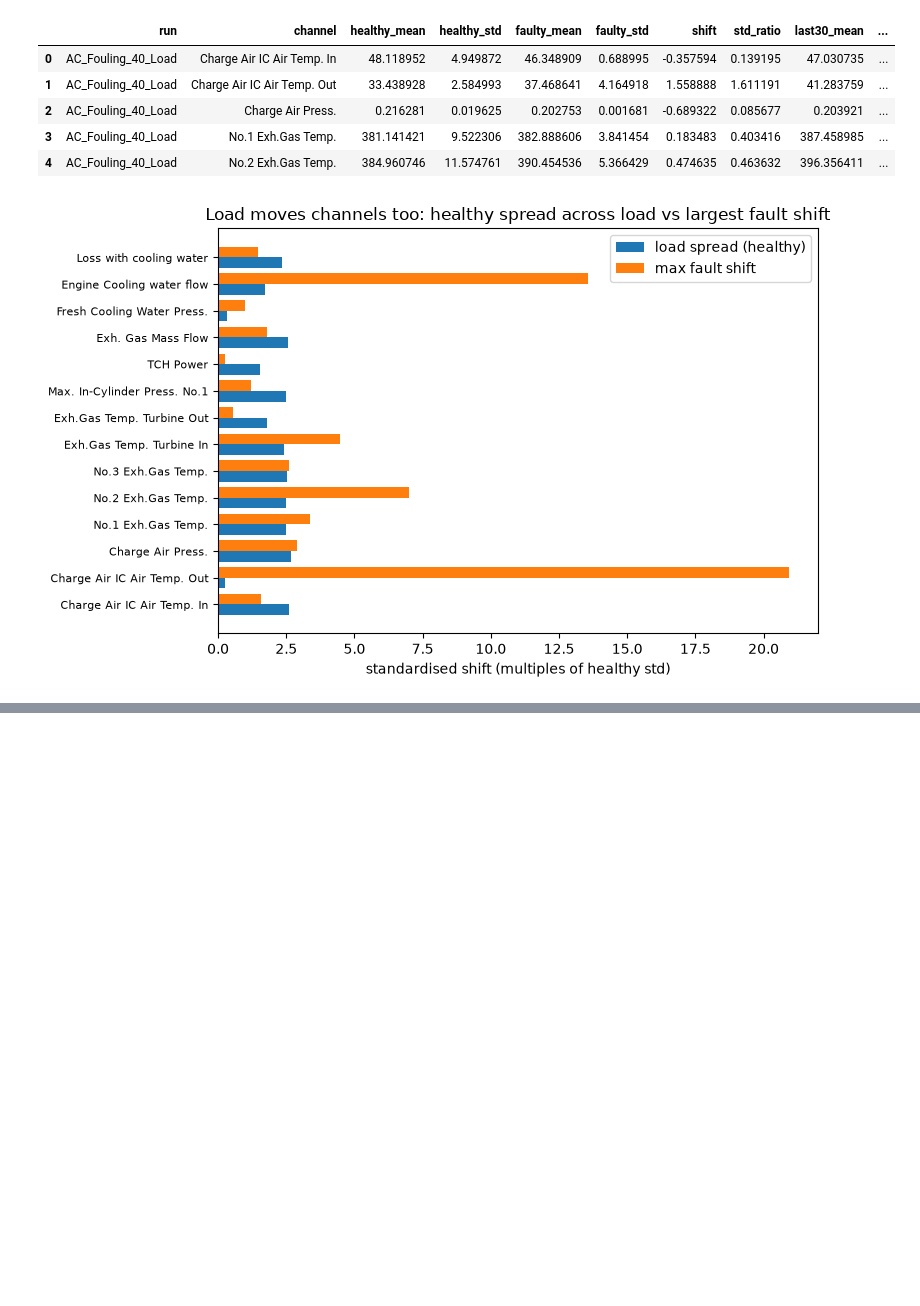
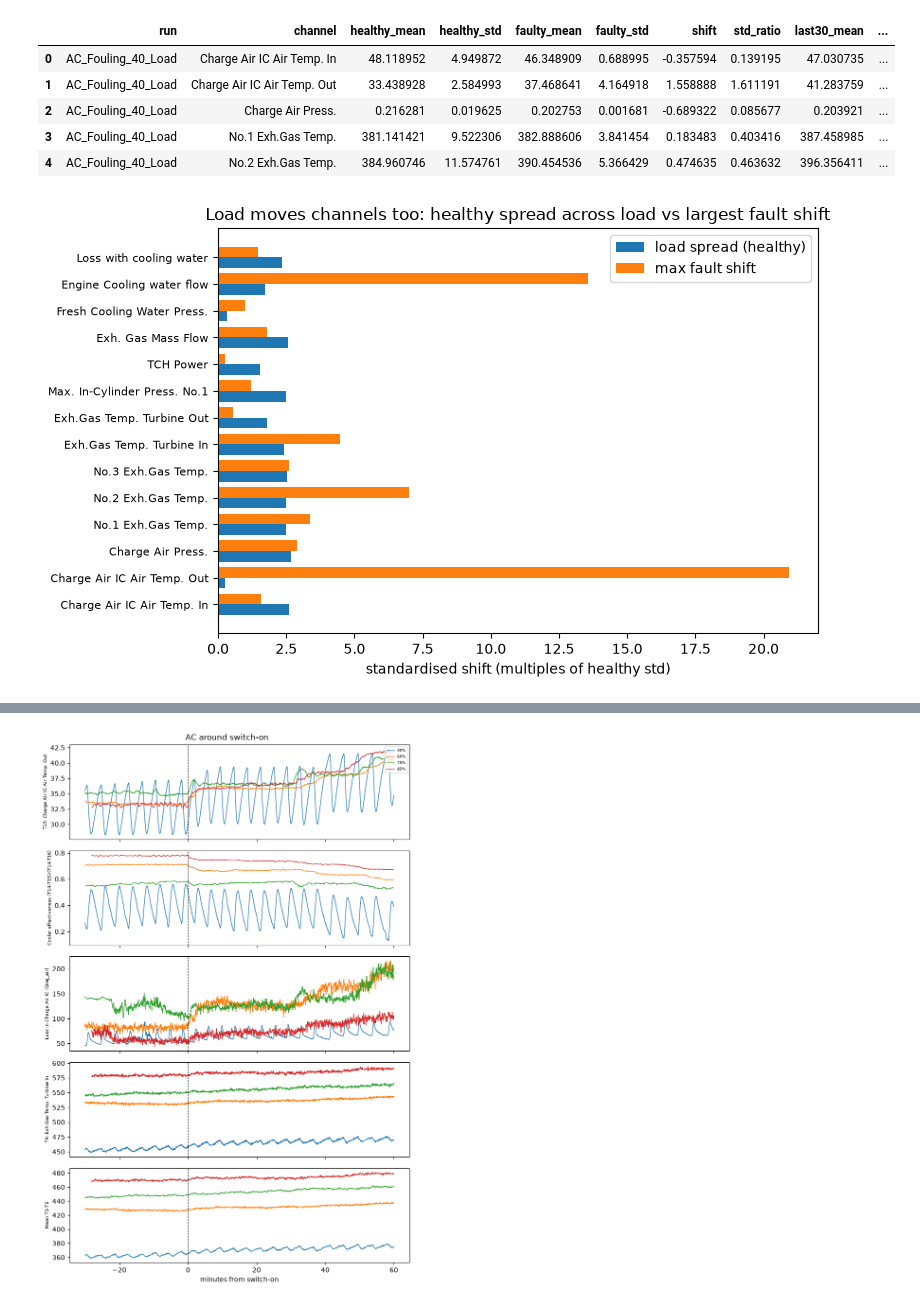
Before and after one commit to MrNahadi/KeyFrame, a Jupyter notebook: notebooks/01_eda.ipynb, the cells around one changed output, grey strips where cells are left out. Drawn from its saved outputs; the diff is of its cells as text; code cells hidden in the pictures; blank space fills up the shorter version.

```diff
--- a/notebooks/01_eda.ipynb
+++ b/notebooks/01_eda.ipynb
@@ -149,0 +158,90 @@ plt.show()
+# %%
+LOAD_COLORS = {40: "tab:blue", 60: "tab:orange", 75: "tab:green", 85: "tab:red"}
+
+
+def _mean_t1_t3(df):
+    return df[["No.1 Exh.Gas Temp.", "No.2 Exh.Gas Temp.", "No.3 Exh.Gas Temp."]].mean(axis=1)
+
+
+def _mean_pmax(df):
+    cylinders = df[
+        [
+            "Max. In-Cylinder Press. No.1",
+            "Max. In-Cylinder Press. No.2",
+            "Max. In-Cylinder Press. No.3",
+        ]
+    ]
+    return cylinders.mean(axis=1)
+
+
+def _rolling_std_pl_water1(df):
+    return eda.rolling_std(df["Fresh Cooling Water Press."], df["t"], window_s=300)
+
+
+def _rolling_std_qw_eng(df):
+    return eda.rolling_std(df["Engine Cooling water flow"], df["t"], window_s=300)
+
+
+SWITCH_ON_PANELS = {
+    "AC": [
+        ("T15: Charge Air IC Air Temp. Out", "Charge Air IC Air Temp. Out"),
+        ("Cooler effectiveness (T14-T15)/(T14-T16)", eda.cooler_effectiveness),
+        ("Loss in Charge Air IC (Qrej_air)", "Loss in Charge Air IC"),
+        ("T4: Exh.Gas Temp. Turbine In", "Exh.Gas Temp. Turbine In"),
+        ("Mean T1-T3", _mean_t1_t3),
+    ],
+    "AF": [
+        ("Pturb: Charge Air Press.", "Charge Air Press."),
+        ("T4: Exh.Gas Temp. Turbine In", "Exh.Gas Temp. Turbine In"),
+        ("Mean T1-T3", _mean_t1_t3),
+        ("Mean Pmax (cyl 1-3)", _mean_pmax),
+        ("Qturb: TCH Power", "TCH Power"),
+    ],
+    "CW": [
+        ("Rolling std, Fresh Cooling Water Press. (5 min)", _rolling_std_pl_water1),
+        ("Rolling std, Engine Cooling water flow (5 min)", _rolling_std_qw_eng),
+        ("Qw_eng: Engine Cooling water flow", "Engine Cooling water flow"),
+        ("Cooling water temperature rise", eda.cooling_water_rise),
+        ("Qrej_eng: Loss with cooling water", "Loss with cooling water"),
+    ],
+    "TD": [
+        ("T5: Exh.Gas Temp. Turbine Out", "Exh.Gas Temp. Turbine Out"),
+        ("T4-T5: turbine temperature drop", eda.turbine_temp_drop),
+        ("Pturb: Charge Air Press.", "Charge Air Press."),
+        ("T4: Exh.Gas Temp. Turbine In", "Exh.Gas Temp. Turbine In"),
+        ("Qturb: TCH Power", "TCH Power"),
+    ],
+}
+
+
+def plot_fault_switch_on(fault_type, panels):
+    runs = sorted(full_table.loc[full_table["fault_type"] == fault_type, "run"].unique())
+    windows = {run: eda.around_switch_on(full_table, run) for run in runs}
+
+    fig, axes = plt.subplots(len(panels), 1, figsize=(8, 2.4 * len(panels)), sharex=True)
+    for ax, (label, comp) in zip(axes, panels, strict=True):
+        for run in runs:
+            window = windows[run]
+            load_bin = window["load_bin"].iloc[0]
+            value = comp(window) if callable(comp) else window[comp]
+            ax.plot(
+                window["t_from_switch_on_min"],
+                value,
+                color=LOAD_COLORS.get(load_bin, "gray"),
+                linewidth=0.9,
+                label=f"{load_bin}%",
+            )
+        ax.axvline(0, color="k", linestyle="--", linewidth=0.8)
+        ax.set_ylabel(label, fontsize=7)
+    axes[-1].set_xlabel("minutes from switch-on")
+    axes[0].legend(fontsize=6, loc="upper right")
+    fig.suptitle(f"{fault_type} around switch-on")
+    fig.tight_layout()
+    fig.savefig(paths.FIGURES / f"01_switch_on_{fault_type}.png", dpi=150)
+    plt.show()
+
+
+for fault_type, panels in SWITCH_ON_PANELS.items():
+    plot_fault_switch_on(fault_type, panels)
+# %% [output]
+[figure, added]
```
Also changed, not shown: parts of 6 cells of this notebook, 7 other files.
